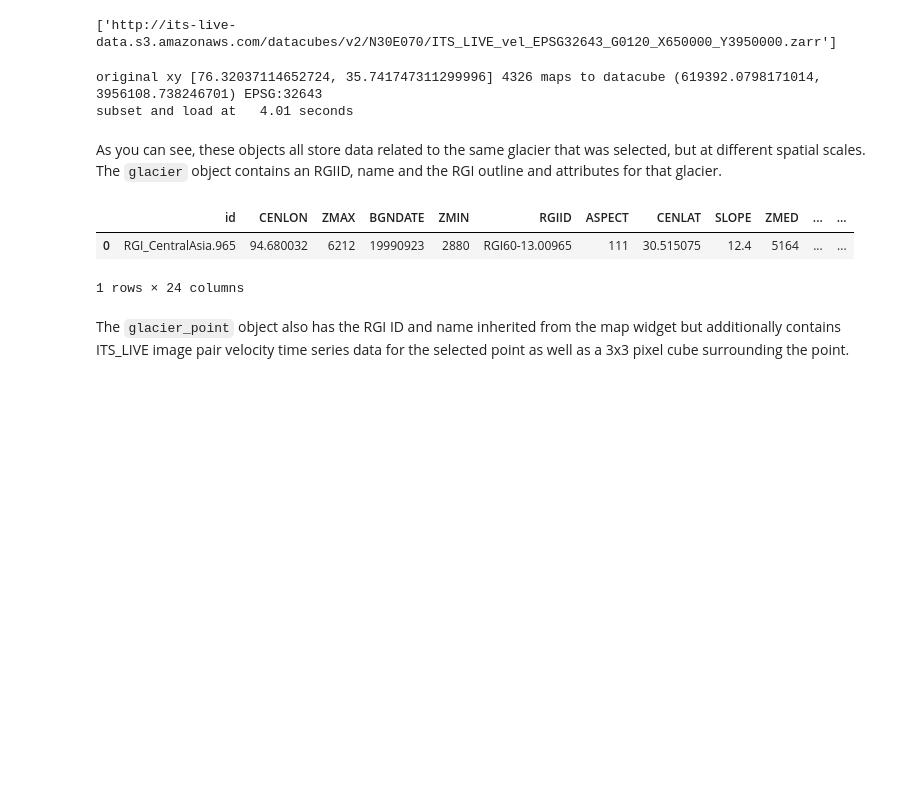
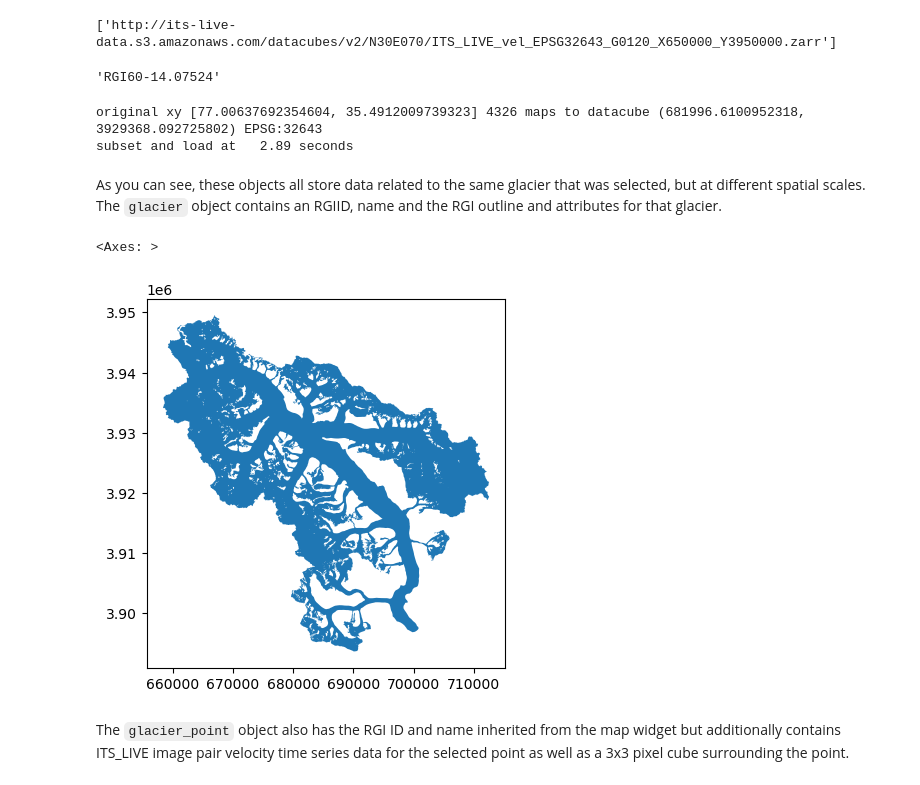
Before and after one commit to vdevauxchupin/ITS_LIVE_TOOL, a Jupyter notebook: roadmap.ipynb, the cells around one changed output. Drawn from its saved outputs; the diff is of its cells as text; code cells hidden in the pictures; blank space fills up the shorter version.

```diff
--- a/roadmap.ipynb
+++ b/roadmap.ipynb
@@ -118,10 +119,14 @@ data_map.urls
 # %% [output]
 ['http://its-live-data.s3.amazonaws.com/datacubes/v2/N30E070/ITS_LIVE_vel_EPSG32643_G0120_X650000_Y3950000.zarr']
 # %%
-glacier = obj_setup.create_glacier_from_click(data_map, 0)
+glacier = interactive.create_glacier_from_click(data_map, 0)
+# %%
+glacier.rgi_id
+# %% [output]
+'RGI60-14.07524'
 # %%
-glacier_point = obj_setup.create_glacier_point_from_click(data_map, 0, 'phony label')
+glacier_point = interactive.create_glacier_point_from_click(data_map, 0, 'phony label')
 # %% [output]
-original xy [76.32037114652724, 35.741747311299996] 4326 maps to datacube (619392.0798171014, 3956108.738246701) EPSG:32643
-subset and load at   4.01 seconds
+original xy [77.00637692354604, 35.4912009739323] 4326 maps to datacube (681996.6100952318, 3929368.092725802) EPSG:32643
+subset and load at   2.89 seconds
 # %%
@@ -129,11 +134,10 @@ glacier_centerline = obj_setup.create_glacier_centerline_from_click(data_map, 0)
 # %% [markdown]
 As you can see, these objects all store data related to the same glacier that was selected, but at different spatial scales. The `glacier` object contains an RGIID, name and the RGI outline and attributes for that glacier.
 # %%
-glacier.outline_prj
+glacier.outline_prj.plot()
 # %% [output]
-|  | id | CENLON | ZMAX | BGNDATE | ZMIN | RGIID | ASPECT | CENLAT | SLOPE | ZMED | ... | ... |
-| 0 | RGI_CentralAsia.965 | 94.680032 | 6212 | 19990923 | 2880 | RGI60-13.00965 | 111 | 30.515075 | 12.4 | 5164 | ... | ... |
-1 rows × 24 columns
+<Axes: >
+[figure, added]
 # %% [markdown]
 The `glacier_point` object also has the RGI ID and name inherited from the map widget but additionally contains ITS_LIVE image pair velocity time series data for the selected point as well as a 3x3 pixel cube surrounding the point.
 # %%
```
Also changed, not shown: parts of 28 cells of this notebook, 12 other files.
